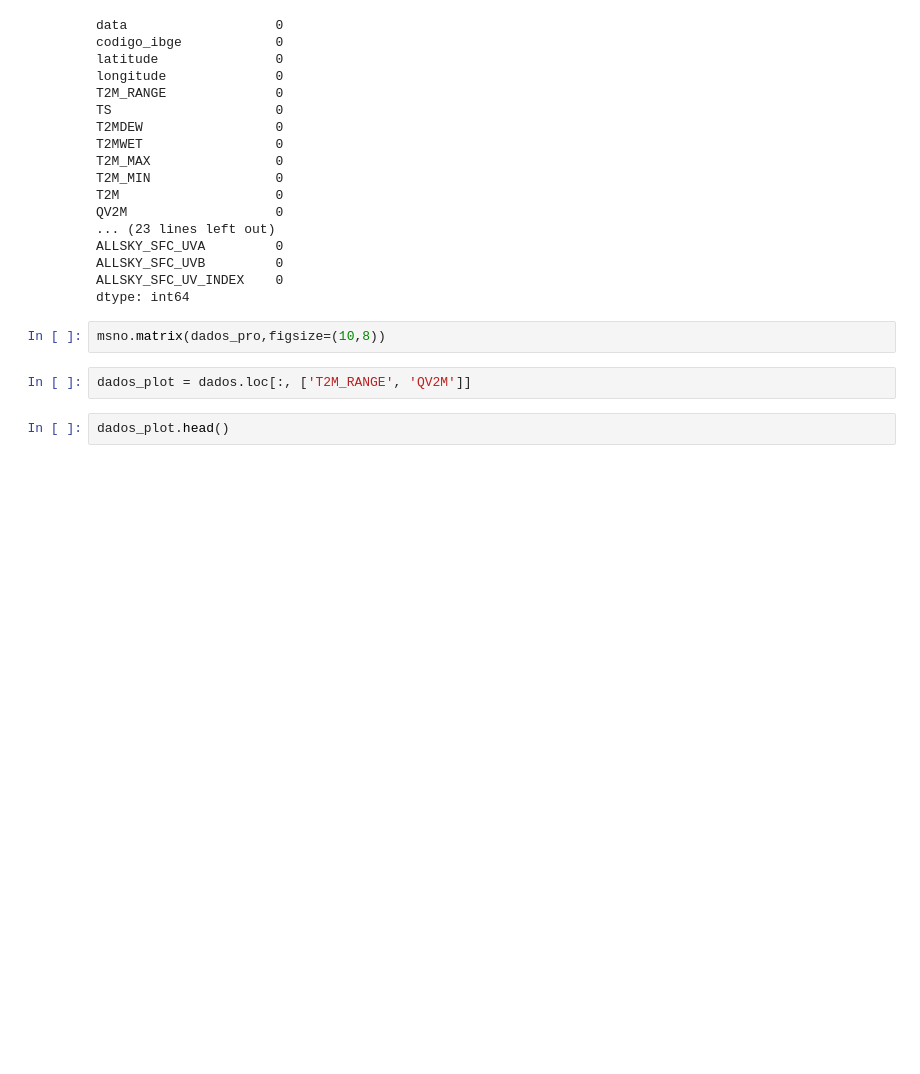
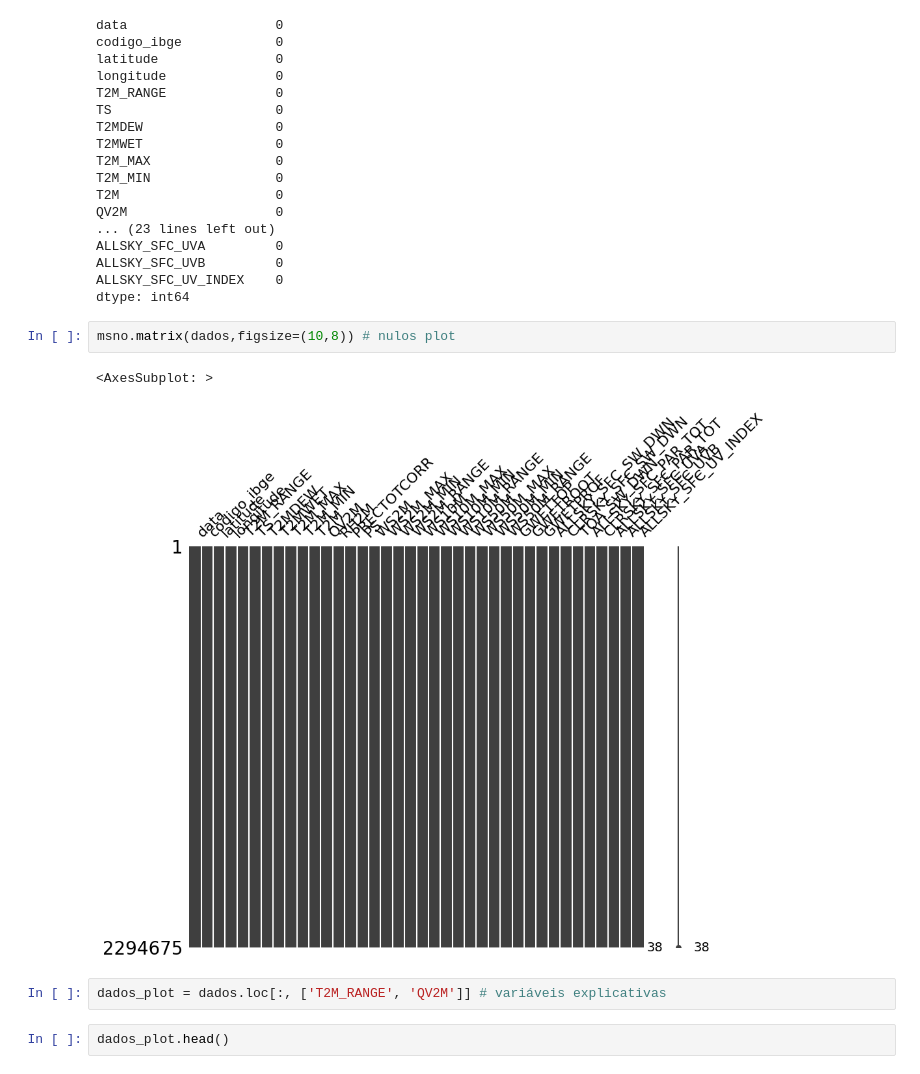
Before and after one commit to luvi0/SoLia, a Jupyter notebook: Agro.ipynb, the cells around one changed output. Saved outputs shown, nothing was run; the diff lists cells and outputs as text; blank space fills up the shorter version.

```diff
--- a/Agro.ipynb
+++ b/Agro.ipynb
@@ -44,9 +45,12 @@ ALLSKY_SFC_UVB         0
 ALLSKY_SFC_UV_INDEX    0
 dtype: int64
 # %%
-msno.matrix(dados_pro,figsize=(10,8))
+msno.matrix(dados,figsize=(10,8)) # nulos plot
+# %% [output]
+<AxesSubplot: >
+[figure, added]
 # %%
-dados_plot = dados.loc[:, ['T2M_RANGE', 'QV2M']]
+dados_plot = dados.loc[:, ['T2M_RANGE', 'QV2M']] # variáveis explicativas
 # %%
 dados_plot.head()
 # %% [output]
```
Also changed, not shown: parts of 10 cells of this notebook, 1 other file.
